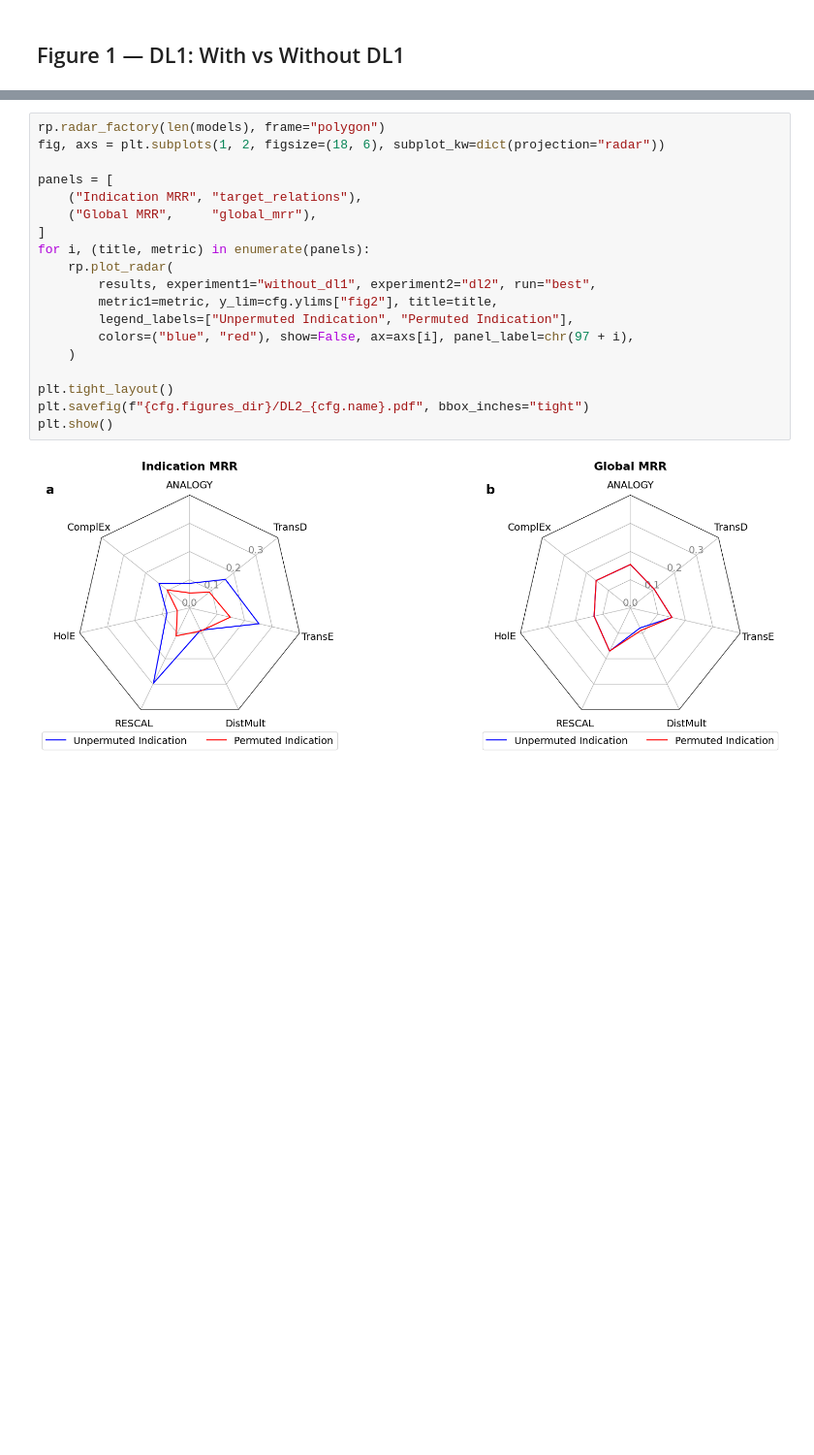
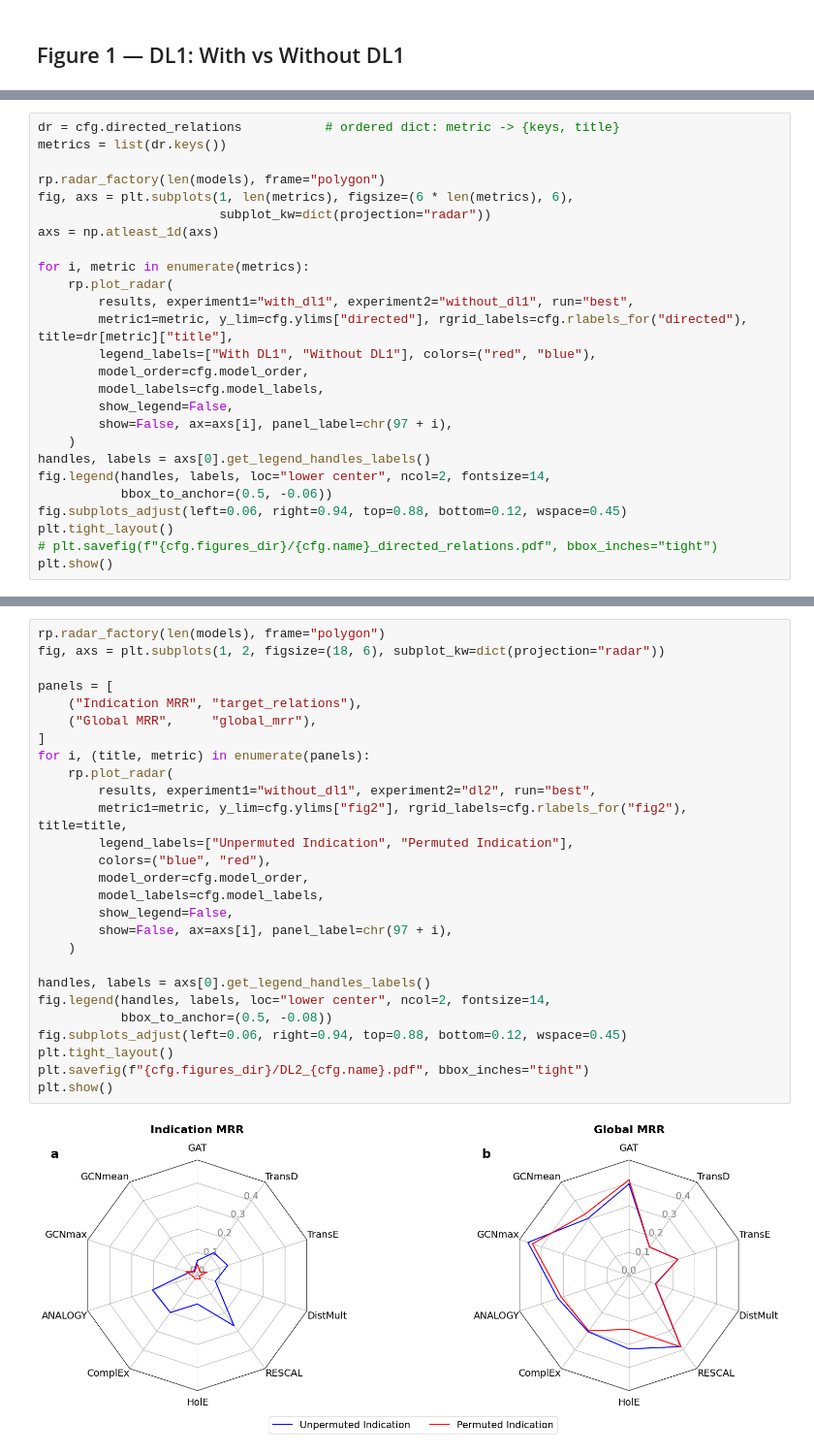
Before and after one commit to galadrielbriere/data_leakage_kge_benchmark, a Jupyter notebook: radar_plots/make_radar_plots.ipynb, the cells around one changed output, grey strips where cells are left out. Shown at 97% size. Drawn from its saved outputs; the diff is of its cells as text; blank space fills up the shorter version.

Commit message:
improved plots

```diff
--- a/radar_plots/make_radar_plots.ipynb
+++ b/radar_plots/make_radar_plots.ipynb
@@ -60,0 +87,26 @@ plt.show()
+# %%
+dr = cfg.directed_relations           # ordered dict: metric -> {keys, title}
+metrics = list(dr.keys())
+
+rp.radar_factory(len(models), frame="polygon")
+fig, axs = plt.subplots(1, len(metrics), figsize=(6 * len(metrics), 6),
+                        subplot_kw=dict(projection="radar"))
+axs = np.atleast_1d(axs)
+
+for i, metric in enumerate(metrics):
+    rp.plot_radar(
+        results, experiment1="with_dl1", experiment2="without_dl1", run="best",
+        metric1=metric, y_lim=cfg.ylims["directed"], rgrid_labels=cfg.rlabels_for("directed"), title=dr[metric]["title"],
+        legend_labels=["With DL1", "Without DL1"], colors=("red", "blue"),
+        model_order=cfg.model_order,
+        model_labels=cfg.model_labels,
+        show_legend=False,
+        show=False, ax=axs[i], panel_label=chr(97 + i),
+    )
+handles, labels = axs[0].get_legend_handles_labels()
+fig.legend(handles, labels, loc="lower center", ncol=2, fontsize=14,
+           bbox_to_anchor=(0.5, -0.06))
+fig.subplots_adjust(left=0.06, right=0.94, top=0.88, bottom=0.12, wspace=0.45)
+plt.tight_layout()
+# plt.savefig(f"{cfg.figures_dir}/{cfg.name}_directed_relations.pdf", bbox_inches="tight")
+plt.show()
@@ -63,22 +117,30 @@ plt.show()
 # %%
 rp.radar_factory(len(models), frame="polygon")
 fig, axs = plt.subplots(1, 2, figsize=(18, 6), subplot_kw=dict(projection="radar"))
 
 panels = [
     ("Indication MRR", "target_relations"),
     ("Global MRR",     "global_mrr"),
 ]
 for i, (title, metric) in enumerate(panels):
     rp.plot_radar(
         results, experiment1="without_dl1", experiment2="dl2", run="best",
-        metric1=metric, y_lim=cfg.ylims["fig2"], title=title,
+        metric1=metric, y_lim=cfg.ylims["fig2"], rgrid_labels=cfg.rlabels_for("fig2"), title=title,
         legend_labels=["Unpermuted Indication", "Permuted Indication"],
-        colors=("blue", "red"), show=False, ax=axs[i], panel_label=chr(97 + i),
+        colors=("blue", "red"),
+        model_order=cfg.model_order,
+        model_labels=cfg.model_labels,
+        show_legend=False,
+        show=False, ax=axs[i], panel_label=chr(97 + i),
     )
 
+handles, labels = axs[0].get_legend_handles_labels()
+fig.legend(handles, labels, loc="lower center", ncol=2, fontsize=14,
+           bbox_to_anchor=(0.5, -0.08))
+fig.subplots_adjust(left=0.06, right=0.94, top=0.88, bottom=0.12, wspace=0.45)
 plt.tight_layout()
 plt.savefig(f"{cfg.figures_dir}/DL2_{cfg.name}.pdf", bbox_inches="tight")
 plt.show()
 # %% [output]
-[figure, old version]
+[figure, new version]
 # %% [markdown]
```
Also changed, not shown: parts of 15 cells of this notebook, 4 other files.
